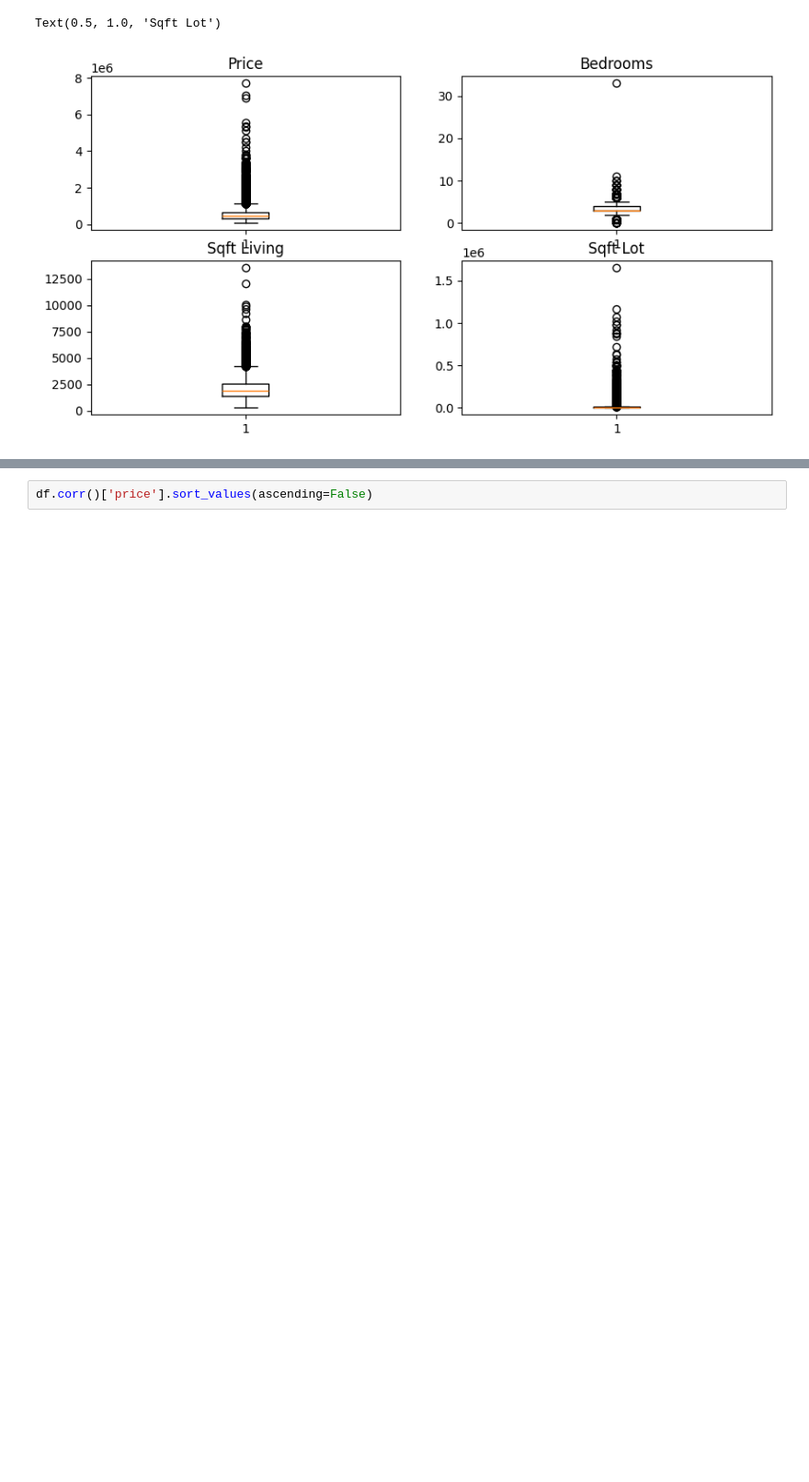
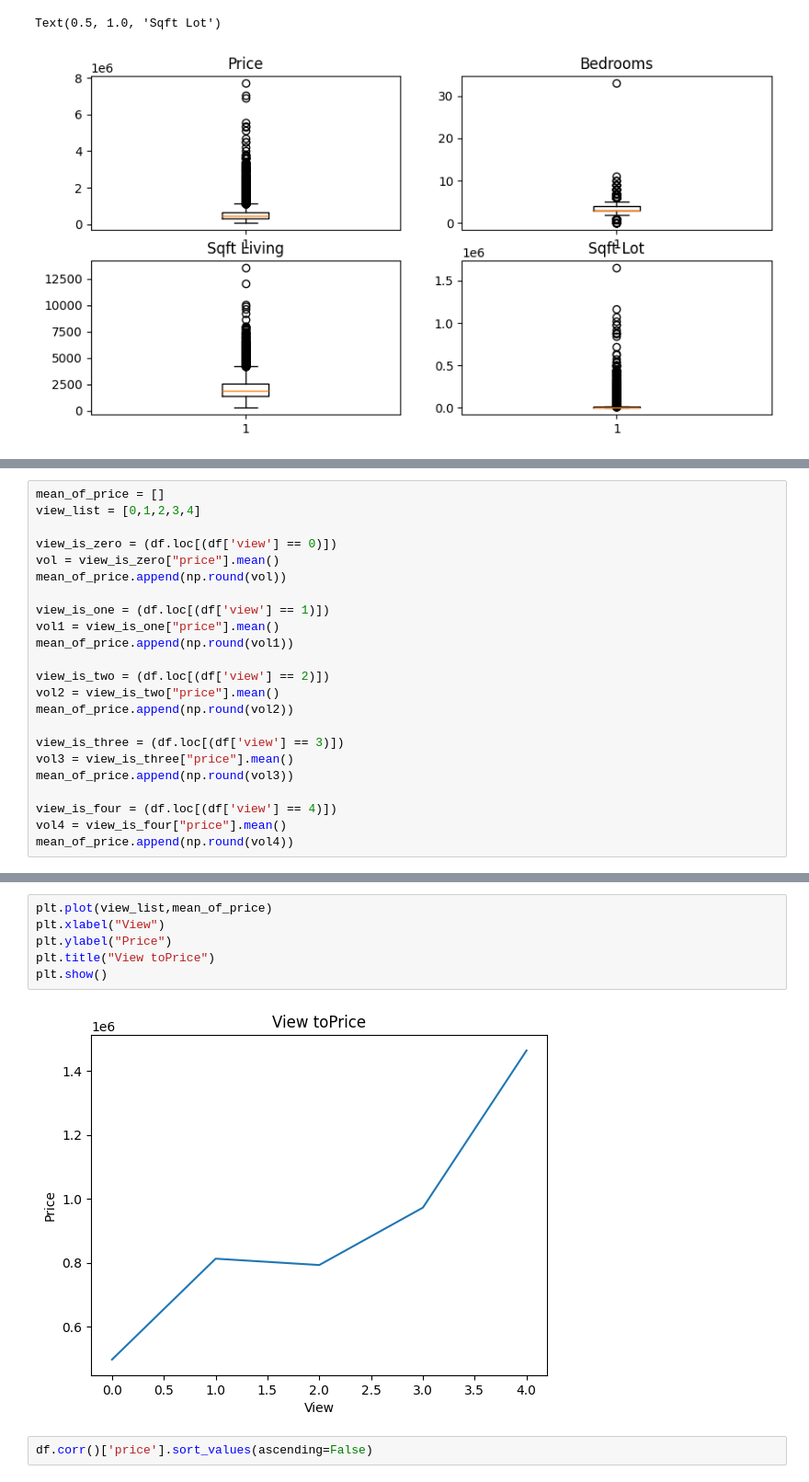
Before and after one commit to cakethehuman/data-science-alg, a Jupyter notebook: SLR/house price.ipynb, the cells around one changed output, grey strips where cells are left out. Shown: that part at 92% size. Drawn from its saved outputs; the diff is of its cells as text; blank space fills up the shorter version.

```diff
--- a/SLR/house price.ipynb
+++ b/SLR/house price.ipynb
@@ -112,0 +145,23 @@ Text(0.5, 1.0, 'Sqft Lot')
+# %%
+mean_of_price = []
+view_list = [0,1,2,3,4]
+
+view_is_zero = (df.loc[(df['view'] == 0)])
+vol = view_is_zero["price"].mean()
+mean_of_price.append(np.round(vol))
+
+view_is_one = (df.loc[(df['view'] == 1)])
+vol1 = view_is_one["price"].mean()
+mean_of_price.append(np.round(vol1))
+
+view_is_two = (df.loc[(df['view'] == 2)])
+vol2 = view_is_two["price"].mean()
+mean_of_price.append(np.round(vol2))
+
+view_is_three = (df.loc[(df['view'] == 3)])
+vol3 = view_is_three["price"].mean()
+mean_of_price.append(np.round(vol3))
+
+view_is_four = (df.loc[(df['view'] == 4)])
+vol4 = view_is_four["price"].mean()
+mean_of_price.append(np.round(vol4))
@@ -113,3 +174,11 @@ Text(0.5, 1.0, 'Sqft Lot')
+# %%
+plt.plot(view_list,mean_of_price)
+plt.xlabel("View")
+plt.ylabel("Price")
+plt.title("View toPrice")
+plt.show()
+# %% [output]
+[figure, added]
 # %%
 df.corr()['price'].sort_values(ascending=False)
 # %% [output]
```
Also changed, not shown: parts of 6 cells of this notebook, 1 other file.
